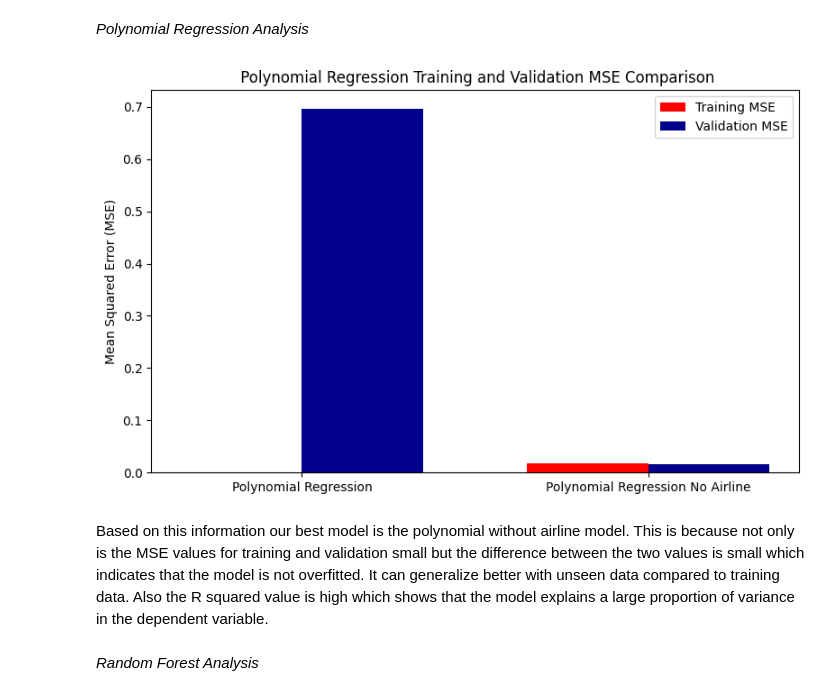
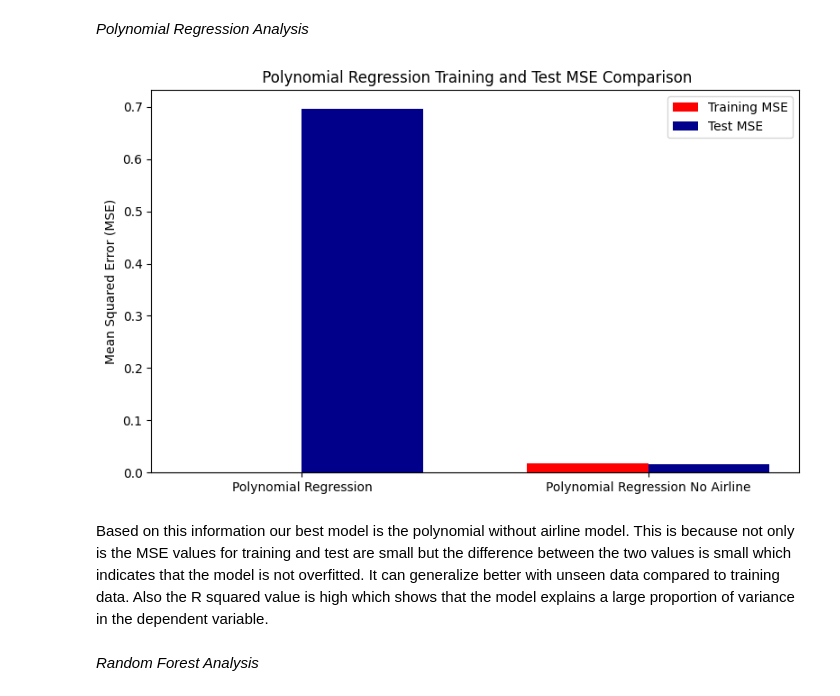
Before and after one commit to AKM0412/CMSC320_Summer25_Git, a Jupyter notebook: CMSC320_Final_Project.ipynb, the cells around one changed output. Drawn from its saved outputs; the diff is of its cells as text; code cells hidden in the pictures.

```diff
--- a/CMSC320_Final_Project.ipynb
+++ b/CMSC320_Final_Project.ipynb
@@ -795,10 +795,10 @@ model.fit(X_train, y_train)
 pred = model.predict(X_test)
 pred_train = model.predict(X_train)
 training_mse_prm = mean_squared_error(y_train, pred_train)
-validation_mse_prm = mean_squared_error(y_test, pred)
+test_mse_prm = mean_squared_error(y_test, pred)
 print(f"Training MSE(Mean Squared Error): {training_mse_prm}")
-print(f"Validation MSE(Mean Squared Error): {validation_mse_prm}")
+print(f"Test MSE(Mean Squared Error): {test_mse_prm}")
 r_score = r2_score(y_test, pred)
-print(f"Validation R^2 score: {r_score}")
+print(f"Test R^2 score: {r_score}")
 # %% [output]
 Training MSE(Mean Squared Error): 0.00024238350204317858
@@ -927,10 +927,10 @@ prediction_poly = model.predict(X_test)
 pred_train = model.predict(X_train)
 
 training_mse_pwa = mean_squared_error(y_train, pred_train)
-validation_mse_pwa = mean_squared_error(y_test, prediction_poly)
+test_mse_pwa = mean_squared_error(y_test, prediction_poly)
 print(f"Training MSE(Mean Squared Error): {training_mse_pwa}")
-print(f"Validation MSE(Mean Squared Error): {validation_mse_pwa}")
+print(f"Test MSE(Mean Squared Error): {test_mse_pwa}")
 r_score = r2_score(y_test, prediction_poly)
-print(f"Validation R^2 score: {r_score}")
+print(f"Test R^2 score: {r_score}")
 # %% [output]
 Training MSE(Mean Squared Error): 0.018177315846888465
@@ -1030,28 +1030,28 @@ Neither of the linear regression models performs as well as other models, as sho
 # %%
 #Creating the labels for the model
 labels = ['Polynomial Regression', 'Polynomial Regression No Airline']
 training_mse_p_values = [training_mse_prm, training_mse_pwa]
-validation_mse_p_values = [validation_mse_prm, validation_mse_pwa]
+test_mse_p_values = [test_mse_prm, test_mse_pwa]
 
 #X locations for the labels
 x = np.arange(len(labels))
 width = 0.35
 
 #Plotting the data
 fig, ax = plt.subplots(figsize=(8, 5))
 bars1 = ax.bar(x - width/2, training_mse_p_values, width, label= 'Training MSE', color='Red')
-bars2 = ax.bar(x + width/2, validation_mse_p_values, width, label='Validation MSE', color='darkblue')
+bars2 = ax.bar(x + width/2, test_mse_p_values, width, label='Test MSE', color='darkblue')
 ax.set_ylabel('Mean Squared Error (MSE)')
-ax.set_title(' Polynomial Regression Training and Validation MSE Comparison')
+ax.set_title(' Polynomial Regression Training and Test MSE Comparison')
 ax.set_xticks(x)
 ax.set_xticklabels(labels)
 ax.legend()
 plt.tight_layout()
 plt.show()
 # %% [output]
-[figure, old version]
+[figure, new version]
 # %% [markdown]
-Based on this information our best model is the polynomial without airline model. This is because not only is the MSE values for training and validation small but the difference between the two values is small which indicates that the model is not overfitted. It can generalize better with unseen data compared to training data. Also the R squared value is high which shows that the model explains a large proportion of variance in the dependent variable.
+Based on this information our best model is the polynomial without airline model. This is because not only is the MSE values for training and test are small but the difference between the two values is small which indicates that the model is not overfitted. It can generalize better with unseen data compared to training data. Also the R squared value is high which shows that the model explains a large proportion of variance in the dependent variable.
 # %% [markdown]
 *Random Forest Analysis*
 # %%
```
Also changed, not shown: parts of 14 cells of this notebook.
